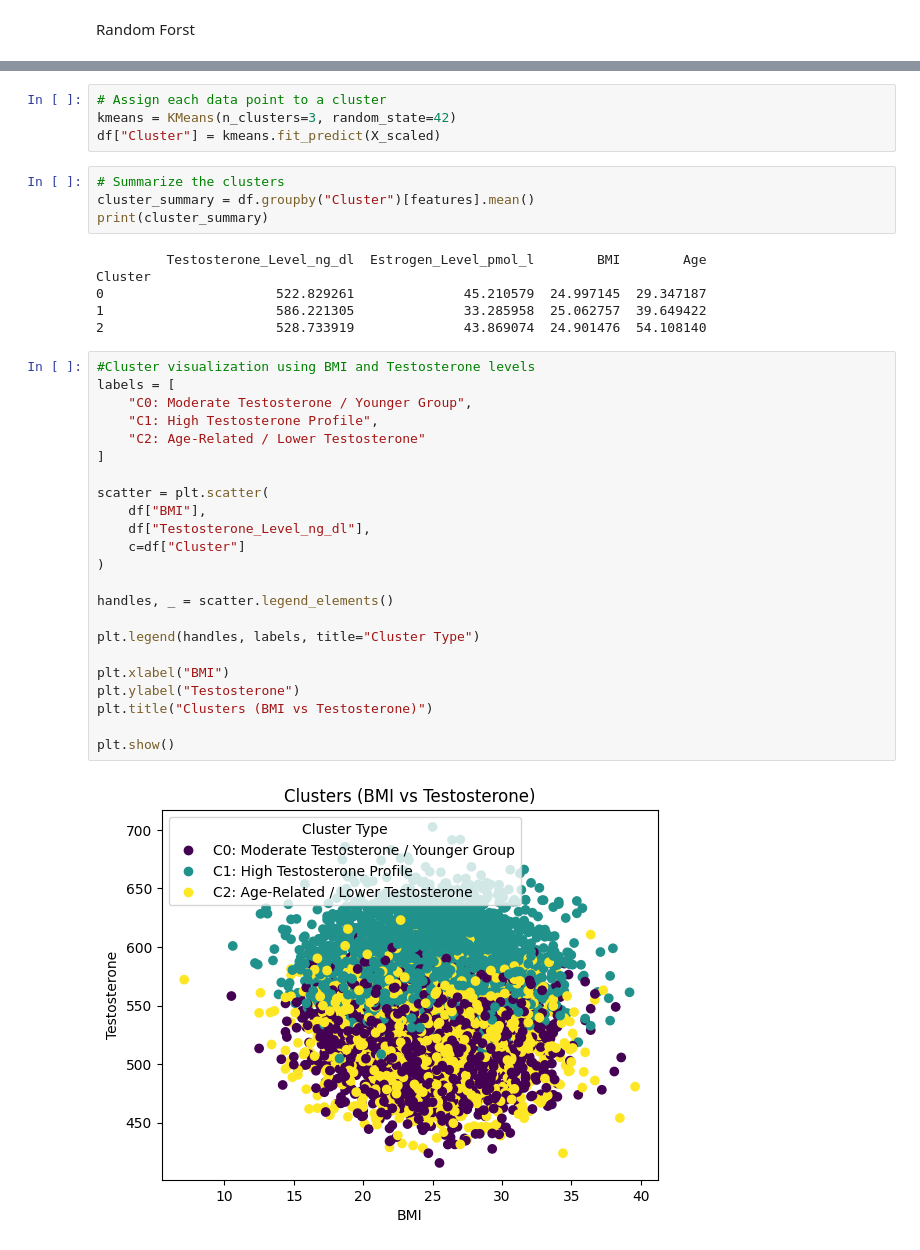
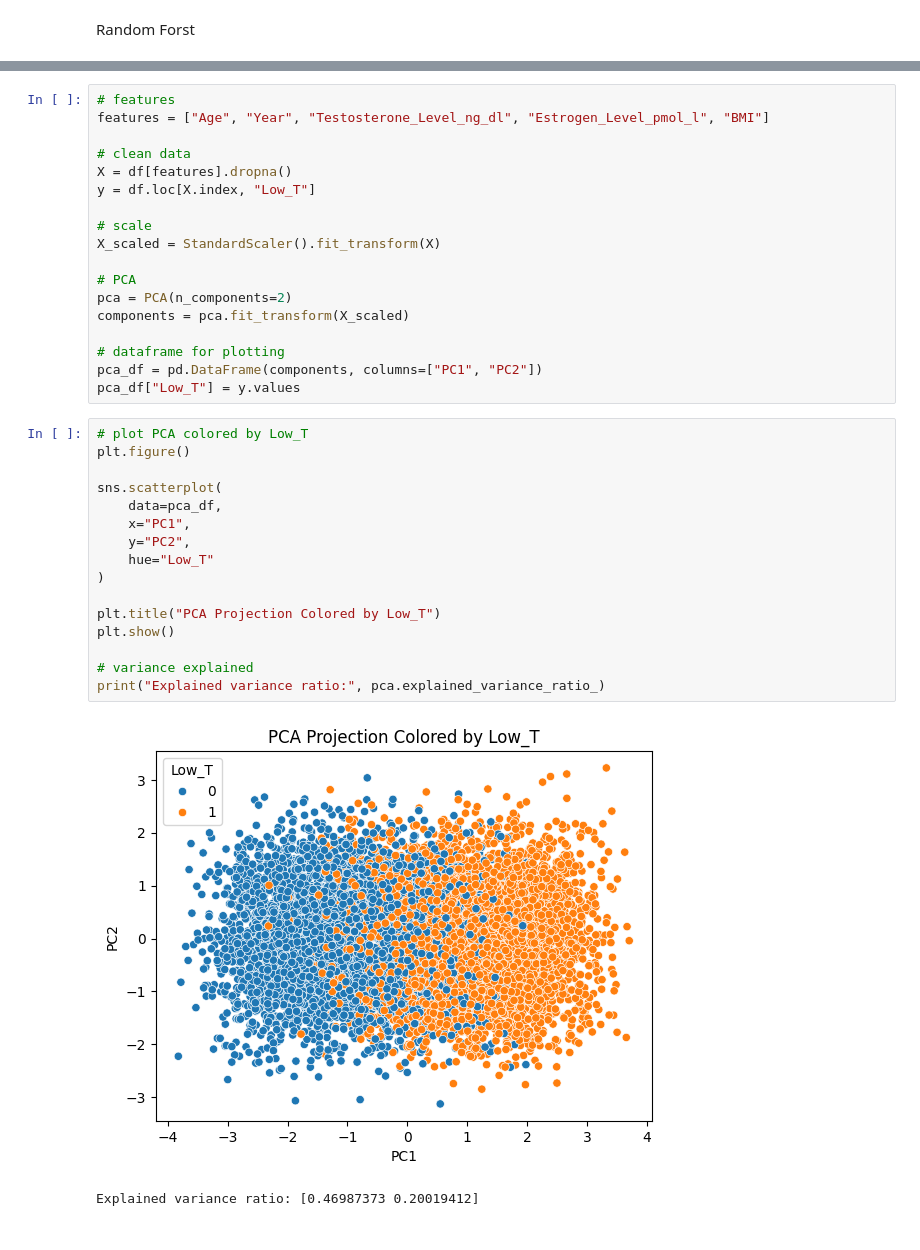
Before and after one commit to rjwright5/DTSC4302_GroupProject, a Jupyter notebook: Hormone Levels Trend.ipynb, the cells around one changed output, grey strips where cells are left out. Saved outputs shown, nothing was run; the diff lists cells and outputs as text.

```diff
--- a/Hormone Levels Trend.ipynb
+++ b/Hormone Levels Trend.ipynb
@@ -365,39 +337,37 @@ plt.show()
-# %%
-# Assign each data point to a cluster
-kmeans = KMeans(n_clusters=3, random_state=42)
-df["Cluster"] = kmeans.fit_predict(X_scaled)
-# %%
-# Summarize the clusters
-cluster_summary = df.groupby("Cluster")[features].mean()
-print(cluster_summary)
-# %% [output]
-         Testosterone_Level_ng_dl  Estrogen_Level_pmol_l        BMI        Age
-Cluster
-0                      522.829261              45.210579  24.997145  29.347187
-1                      586.221305              33.285958  25.062757  39.649422
-2                      528.733919              43.869074  24.901476  54.108140
-# %%
-#Cluster visualization using BMI and Testosterone levels
-labels = [
-    "C0: Moderate Testosterone / Younger Group",
-    "C1: High Testosterone Profile",
-    "C2: Age-Related / Lower Testosterone"
-]
-
-scatter = plt.scatter(
-    df["BMI"],
-    df["Testosterone_Level_ng_dl"],
-    c=df["Cluster"]
-)
-
-handles, _ = scatter.legend_elements()
-
-plt.legend(handles, labels, title="Cluster Type")
-
-plt.xlabel("BMI")
-plt.ylabel("Testosterone")
-plt.title("Clusters (BMI vs Testosterone)")
-
-plt.show()
-# %% [output]
-[figure, removed]
+# %%
+# features
+features = ["Age", "Year", "Testosterone_Level_ng_dl", "Estrogen_Level_pmol_l", "BMI"]
+
+# clean data
+X = df[features].dropna()
+y = df.loc[X.index, "Low_T"]
+
+# scale
+X_scaled = StandardScaler().fit_transform(X)
+
+# PCA
+pca = PCA(n_components=2)
+components = pca.fit_transform(X_scaled)
+
+# dataframe for plotting
+pca_df = pd.DataFrame(components, columns=["PC1", "PC2"])
+pca_df["Low_T"] = y.values
+# %%
+# plot PCA colored by Low_T
+plt.figure()
+
+sns.scatterplot(
+    data=pca_df,
+    x="PC1",
+    y="PC2",
+    hue="Low_T"
+)
+
+plt.title("PCA Projection Colored by Low_T")
+plt.show()
+
+# variance explained
+print("Explained variance ratio:", pca.explained_variance_ratio_)
+# %% [output]
+[figure, added]
+Explained variance ratio: [0.46987373 0.20019412]
```
Also changed, not shown: parts of 18 cells of this notebook.
